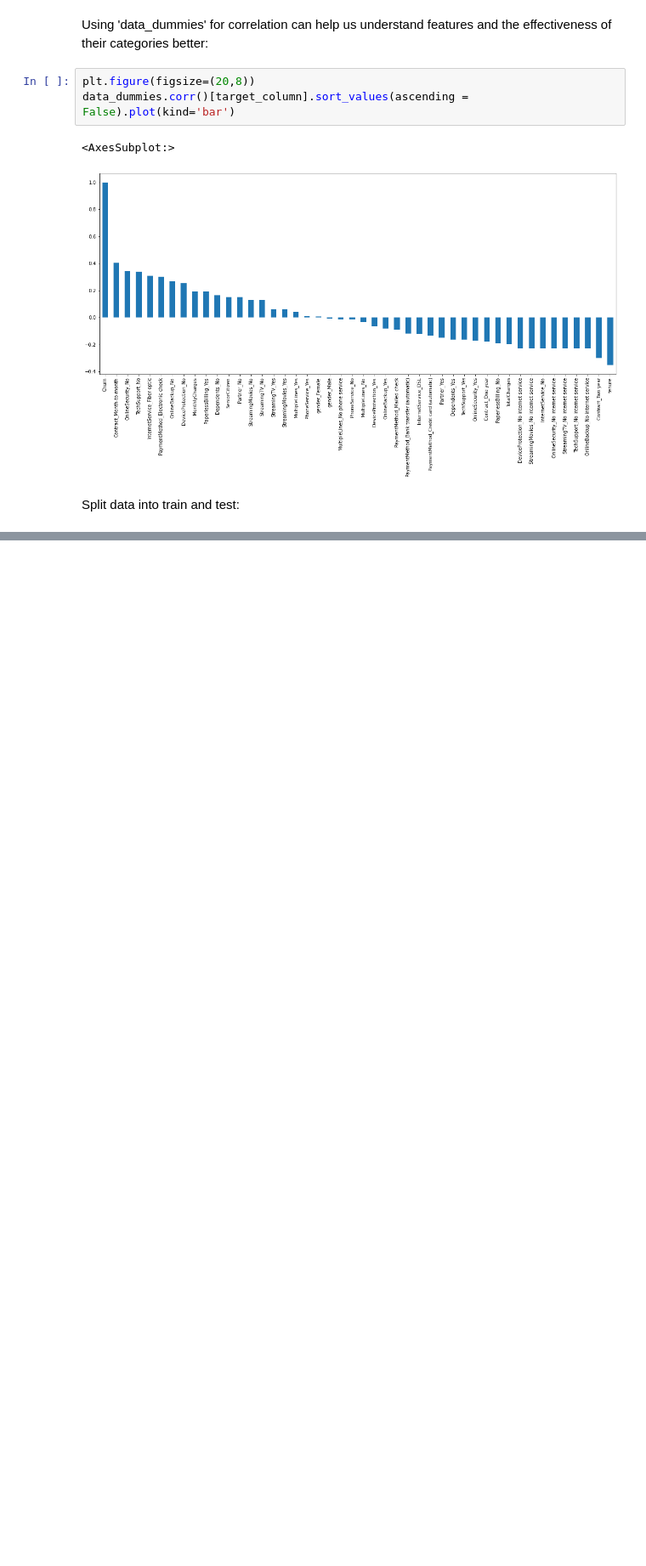
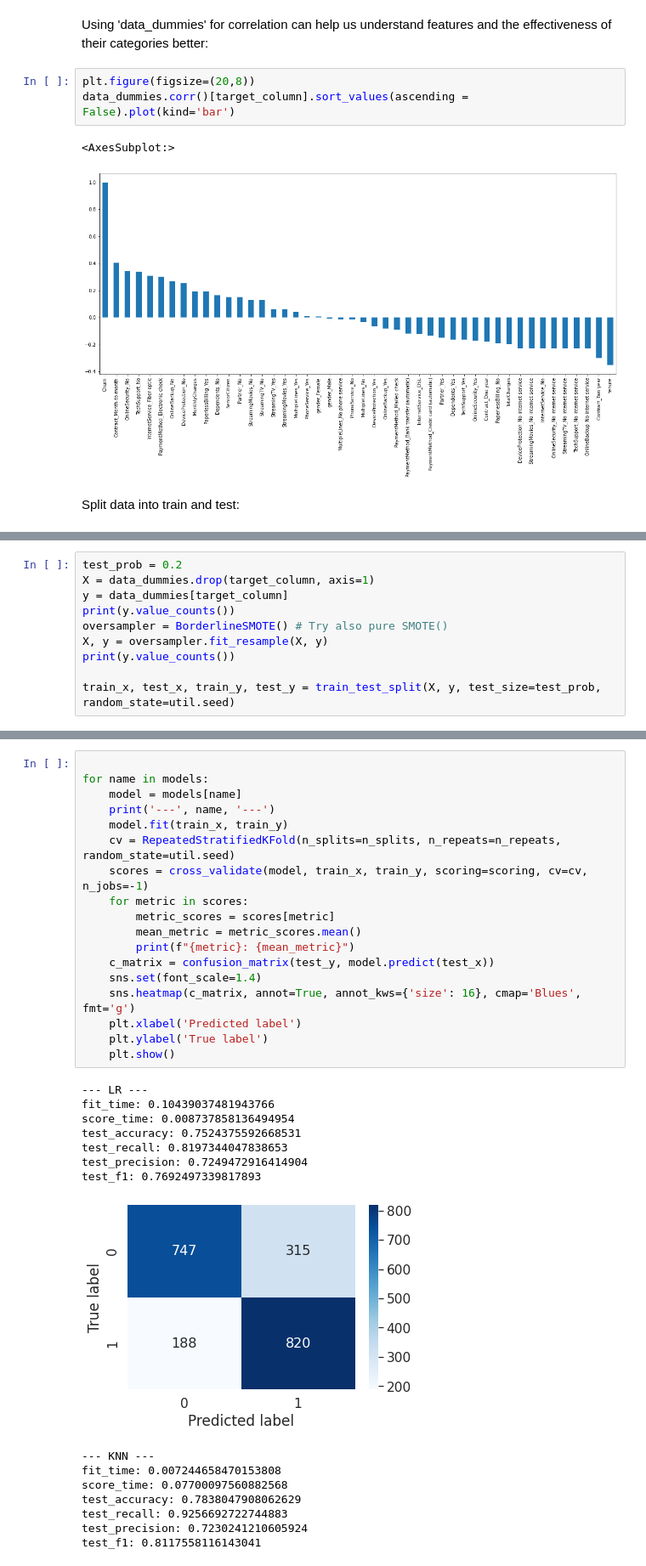
Before and after one commit to saeeddhqan/psychic-winner, a Jupyter notebook: model_sklearn.ipynb, the cells around one changed output, grey strips where cells are left out. Shown: that part at 85% size. Cells and saved outputs as stored; diff of their text form; blank space fills up the shorter version.

```diff
--- a/model_sklearn.ipynb
+++ b/model_sklearn.ipynb
@@ -308,0 +352,10 @@ We can also try XGBoost, etc. the same way we did for SVM, and logistic regressi
+# %%
+test_prob = 0.2
+X = data_dummies.drop(target_column, axis=1)
+y = data_dummies[target_column]
+print(y.value_counts())
+oversampler = BorderlineSMOTE() # Try also pure SMOTE()
+X, y = oversampler.fit_resample(X, y)
+print(y.value_counts())
+
+train_x, test_x, train_y, test_y = train_test_split(X, y, test_size=test_prob, random_state=util.seed)
@@ -308,0 +371,34 @@ We can also try XGBoost, etc. the same way we did for SVM, and logistic regressi
+# %%
+
+for name in models:
+    model = models[name]
+    print('---', name, '---')
+    model.fit(train_x, train_y)
+    cv = RepeatedStratifiedKFold(n_splits=n_splits, n_repeats=n_repeats, random_state=util.seed)
+    scores = cross_validate(model, train_x, train_y, scoring=scoring, cv=cv, n_jobs=-1)
+    for metric in scores:
+        metric_scores = scores[metric]
+        mean_metric = metric_scores.mean()
+        print(f"{metric}: {mean_metric}")
+    c_matrix = confusion_matrix(test_y, model.predict(test_x))
+    sns.set(font_scale=1.4)
+    sns.heatmap(c_matrix, annot=True, annot_kws={'size': 16}, cmap='Blues', fmt='g')
+    plt.xlabel('Predicted label')
+    plt.ylabel('True label')
+    plt.show()
+# %% [output]
+--- LR ---
+fit_time: 0.10439037481943766
+score_time: 0.008737858136494954
+test_accuracy: 0.7524375592668531
+test_recall: 0.8197344047838653
+test_precision: 0.7249472916414904
+test_f1: 0.7692497339817893
+[figure, added]
+--- KNN ---
+fit_time: 0.007244658470153808
+score_time: 0.07700097560882568
+test_accuracy: 0.7838047908062629
+test_recall: 0.9256692722744883
+test_precision: 0.7230241210605924
+test_f1: 0.8117558116143041
```
Also changed, not shown: parts of 19 cells of this notebook, 17 other files.
